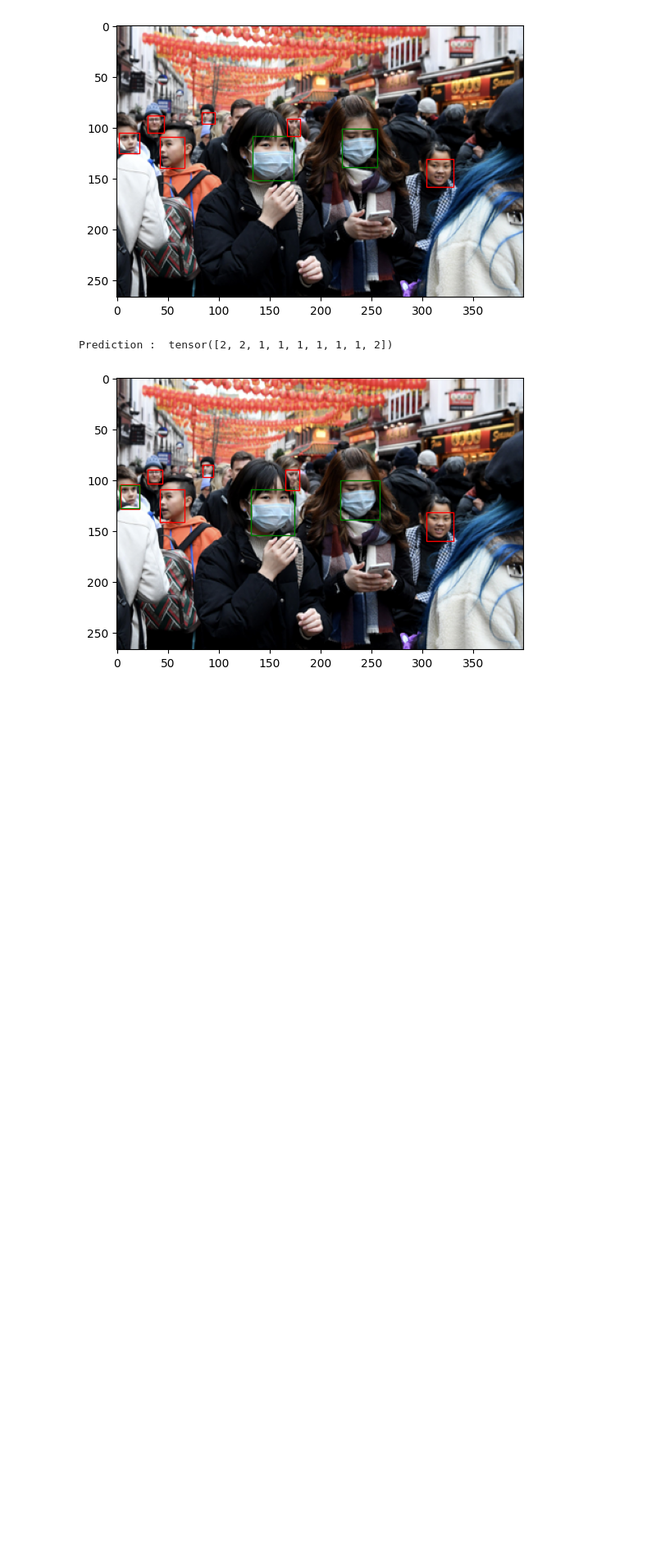
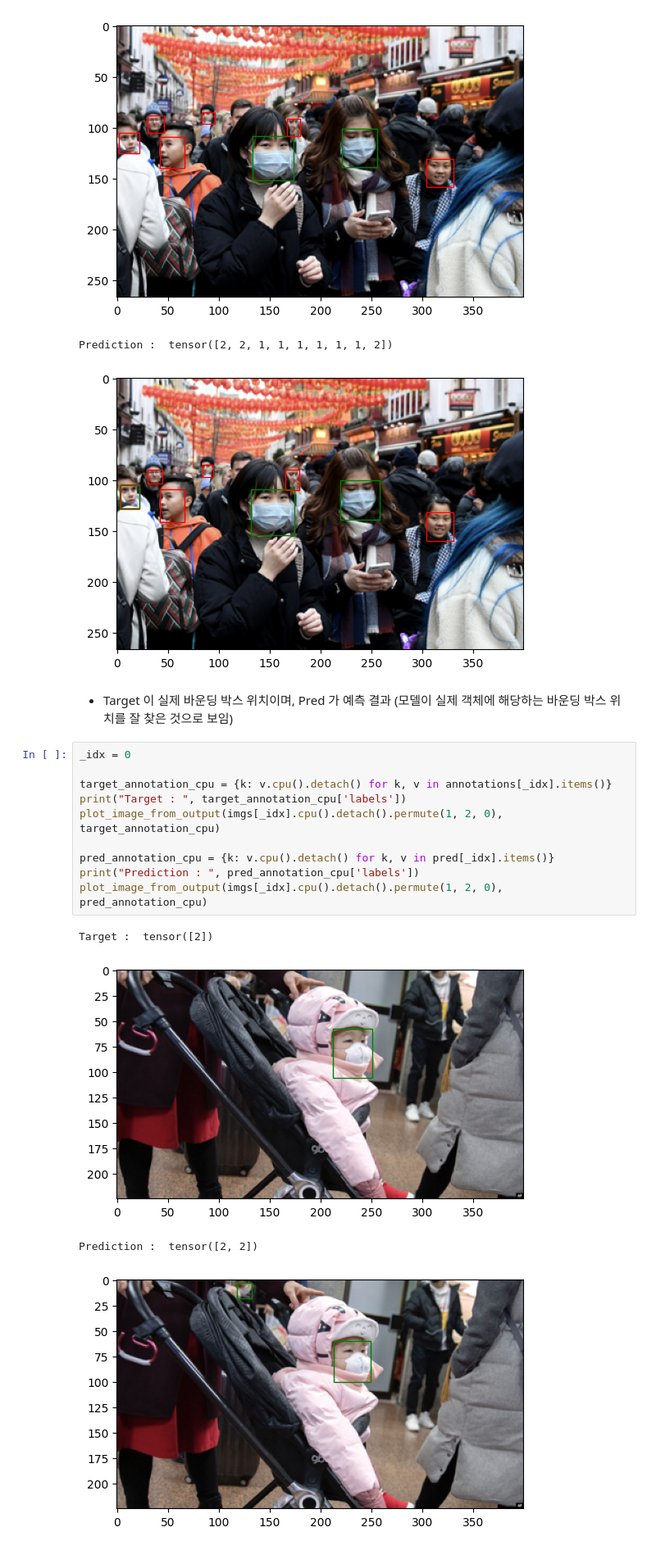
Before and after one commit to rtajeong/AI_Cluster_MSAC, a Jupyter notebook: gg_141_이미지_객체_인식_탐지_모델_1_(Faster_R_CNN)_v1_ing.ipynb, the cells around one changed output. Shown at 82% size. Saved outputs shown, nothing was run; the diff lists cells and outputs as text; blank space fills up the shorter version.

```diff
--- a/gg_141_이미지_객체_인식_탐지_모델_1_(Faster_R_CNN)_v1_ing.ipynb
+++ b/gg_141_이미지_객체_인식_탐지_모델_1_(Faster_R_CNN)_v1_ing.ipynb
@@ -436,3 +462,20 @@ Target :  tensor([1, 1, 1, 2, 2, 1, 1, 1])
 [figure]
 Prediction :  tensor([2, 2, 1, 1, 1, 1, 1, 1, 2])
 [figure]
+# %% [markdown]
+- Target 이 실제 바운딩 박스 위치이며, Pred 가 예측 결과 (모델이 실제 객체에 해당하는 바운딩 박스 위치를 잘 찾은 것으로 보임)
+# %%
+_idx = 0
+
+target_annotation_cpu = {k: v.cpu().detach() for k, v in annotations[_idx].items()}
+print("Target : ", target_annotation_cpu['labels'])
+plot_image_from_output(imgs[_idx].cpu().detach().permute(1, 2, 0), target_annotation_cpu)
+
+pred_annotation_cpu = {k: v.cpu().detach() for k, v in pred[_idx].items()}
+print("Prediction : ", pred_annotation_cpu['labels'])
+plot_image_from_output(imgs[_idx].cpu().detach().permute(1, 2, 0), pred_annotation_cpu)
+# %% [output]
+Target :  tensor([2])
+[figure, added]
+Prediction :  tensor([2, 2])
+[figure, added]
```
Also changed, not shown: parts of 6 cells of this notebook.
